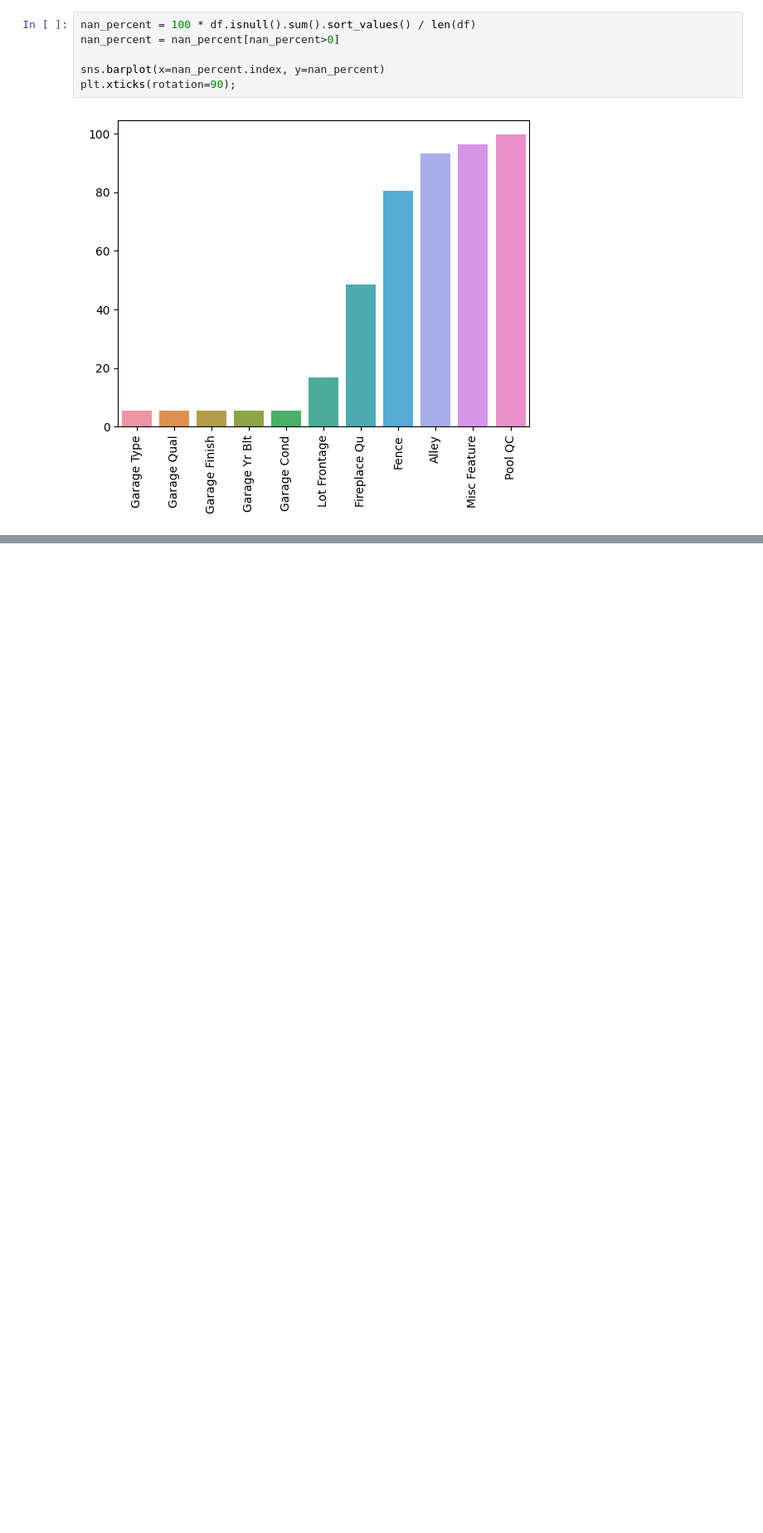
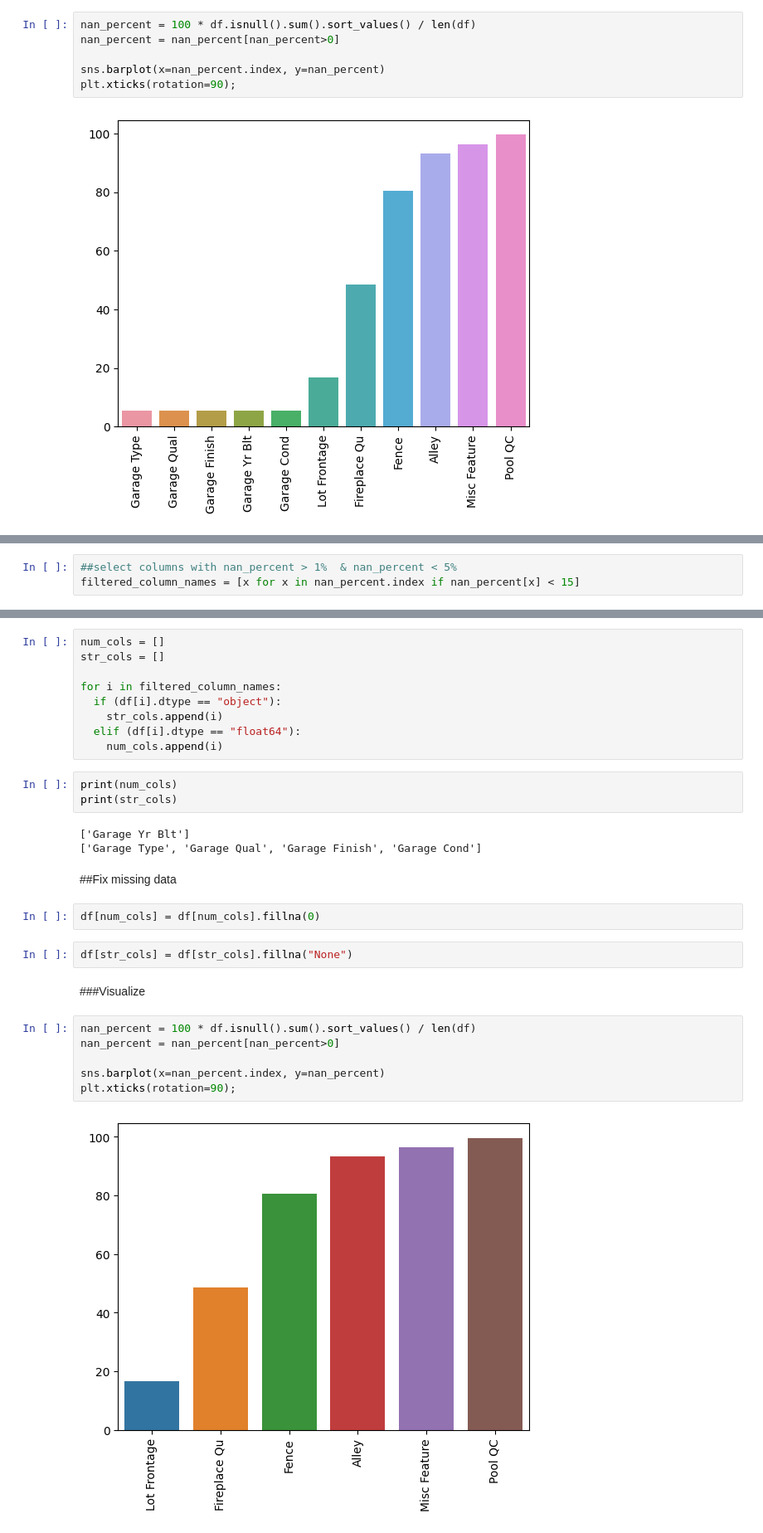
Before and after one commit to Metallicode/Math, a Jupyter notebook: Feature_Engineering.ipynb, the cells around one changed output, grey strips where cells are left out. Shown: that part at 83% size. Drawn from its saved outputs; the diff is of its cells as text; blank space fills up the shorter version.

```diff
--- a/Feature_Engineering.ipynb
+++ b/Feature_Engineering.ipynb
@@ -379,0 +382,3 @@ plt.xticks(rotation=90);
+# %%
+##select columns with nan_percent > 1%  & nan_percent < 5%
+filtered_column_names = [x for x in nan_percent.index if nan_percent[x] < 15]
@@ -379,0 +387,31 @@ plt.xticks(rotation=90);
+# %%
+num_cols = []
+str_cols = []
+
+for i in filtered_column_names:
+  if (df[i].dtype == "object"):
+    str_cols.append(i)
+  elif (df[i].dtype == "float64"):
+    num_cols.append(i)
+# %%
+print(num_cols)
+print(str_cols)
+# %% [output]
+['Garage Yr Blt']
+['Garage Type', 'Garage Qual', 'Garage Finish', 'Garage Cond']
+# %% [markdown]
+##Fix missing data
+# %%
+df[num_cols] = df[num_cols].fillna(0)
+# %%
+df[str_cols] = df[str_cols].fillna("None")
+# %% [markdown]
+###Visualize
+# %%
+nan_percent = 100 * df.isnull().sum().sort_values() / len(df)
+nan_percent = nan_percent[nan_percent>0]
+
+sns.barplot(x=nan_percent.index, y=nan_percent)
+plt.xticks(rotation=90);
+# %% [output]
+[figure, added]
```
Also changed, not shown: parts of 22 cells of this notebook.
